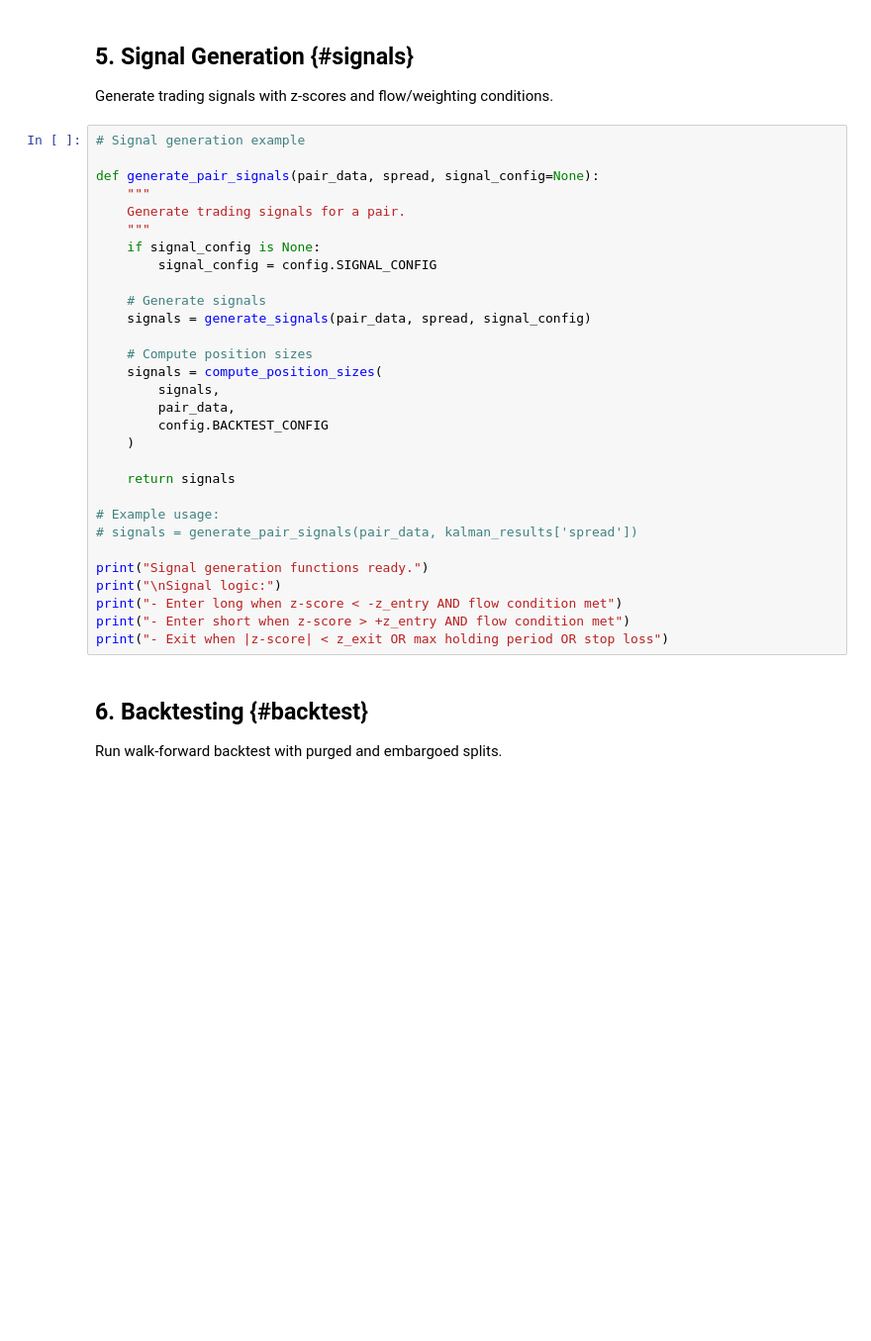
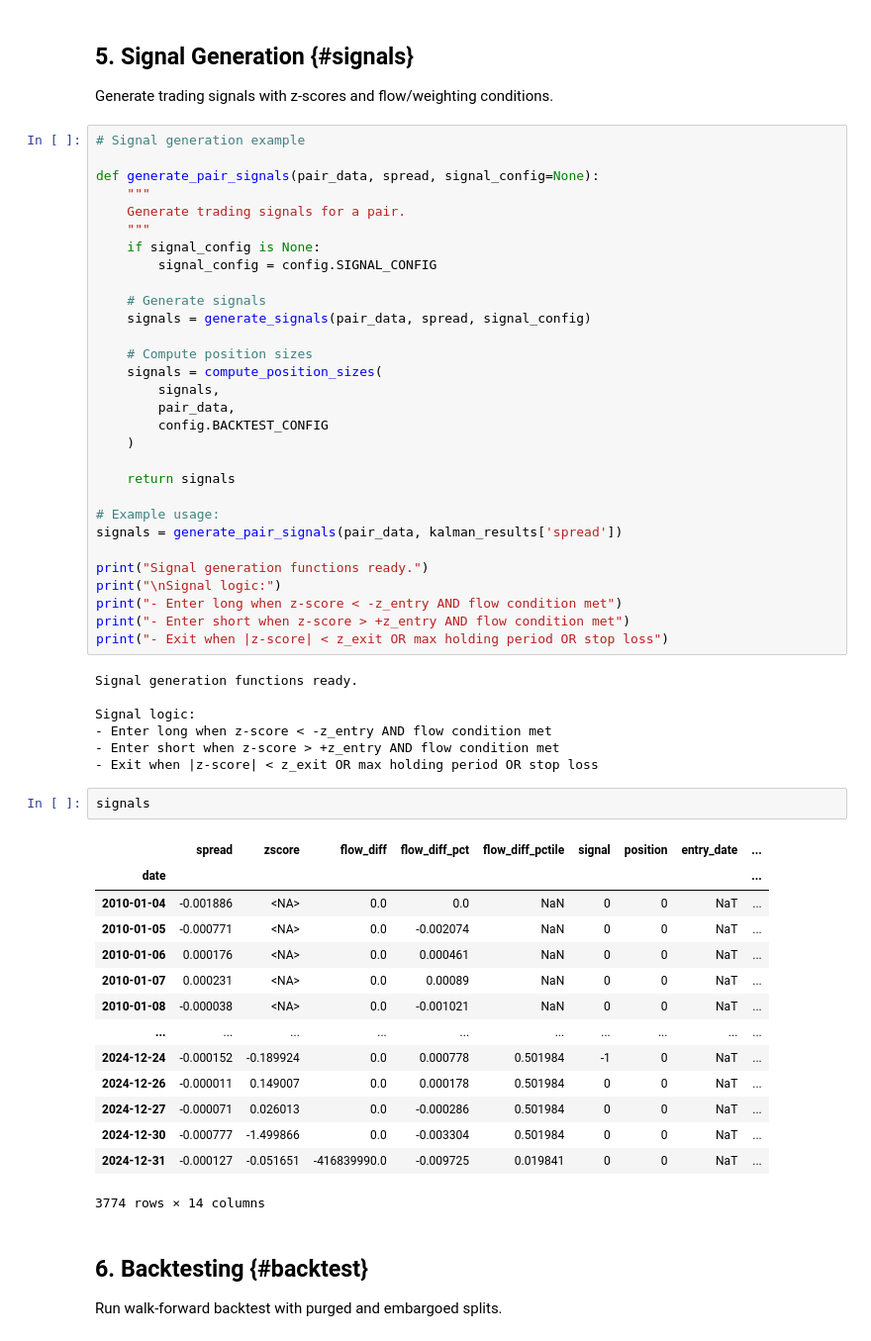
Before and after one commit to chalakorn49265/Statistical-Arbitrage-Group9, a Jupyter notebook: project/final_proj.ipynb, the cells around one changed output. Shown at 99% size. Cells and saved outputs as stored; diff of their text form; blank space fills up the shorter version.

```diff
--- a/project/final_proj.ipynb
+++ b/project/final_proj.ipynb
@@ -357,13 +365,37 @@ def generate_pair_signals(pair_data, spread, signal_config=None):
     return signals
 
 # Example usage:
-# signals = generate_pair_signals(pair_data, kalman_results['spread'])
+signals = generate_pair_signals(pair_data, kalman_results['spread'])
 
 print("Signal generation functions ready.")
 print("\nSignal logic:")
 print("- Enter long when z-score < -z_entry AND flow condition met")
 print("- Enter short when z-score > +z_entry AND flow condition met")
 print("- Exit when |z-score| < z_exit OR max holding period OR stop loss")
+# %% [output]
+Signal generation functions ready.
+
+Signal logic:
+- Enter long when z-score < -z_entry AND flow condition met
+- Enter short when z-score > +z_entry AND flow condition met
+- Exit when |z-score| < z_exit OR max holding period OR stop loss
+# %%
+signals
+# %% [output]
+|  | spread | zscore | flow_diff | flow_diff_pct | flow_diff_pctile | signal | position | entry_date | ... |
+| date |  |  |  |  |  |  |  |  | ... |
+| 2010-01-04 | -0.001886 | <NA> | 0.0 | 0.0 | NaN | 0 | 0 | NaT | ... |
+| 2010-01-05 | -0.000771 | <NA> | 0.0 | -0.002074 | NaN | 0 | 0 | NaT | ... |
+| 2010-01-06 | 0.000176 | <NA> | 0.0 | 0.000461 | NaN | 0 | 0 | NaT | ... |
+| 2010-01-07 | 0.000231 | <NA> | 0.0 | 0.00089 | NaN | 0 | 0 | NaT | ... |
+| 2010-01-08 | -0.000038 | <NA> | 0.0 | -0.001021 | NaN | 0 | 0 | NaT | ... |
+| ... | ... | ... | ... | ... | ... | ... | ... | ... | ... |
+| 2024-12-24 | -0.000152 | -0.189924 | 0.0 | 0.000778 | 0.501984 | -1 | 0 | NaT | ... |
+| 2024-12-26 | -0.000011 | 0.149007 | 0.0 | 0.000178 | 0.501984 | 0 | 0 | NaT | ... |
+| 2024-12-27 | -0.000071 | 0.026013 | 0.0 | -0.000286 | 0.501984 | 0 | 0 | NaT | ... |
+| 2024-12-30 | -0.000777 | -1.499866 | 0.0 | -0.003304 | 0.501984 | 0 | 0 | NaT | ... |
+| 2024-12-31 | -0.000127 | -0.051651 | -416839990.0 | -0.009725 | 0.019841 | 0 | 0 | NaT | ... |
+3774 rows × 14 columns
 # %% [markdown]
 ## 6. Backtesting {#backtest}
 
```
Also changed, not shown: parts of 5 cells of this notebook, 1 other file.
